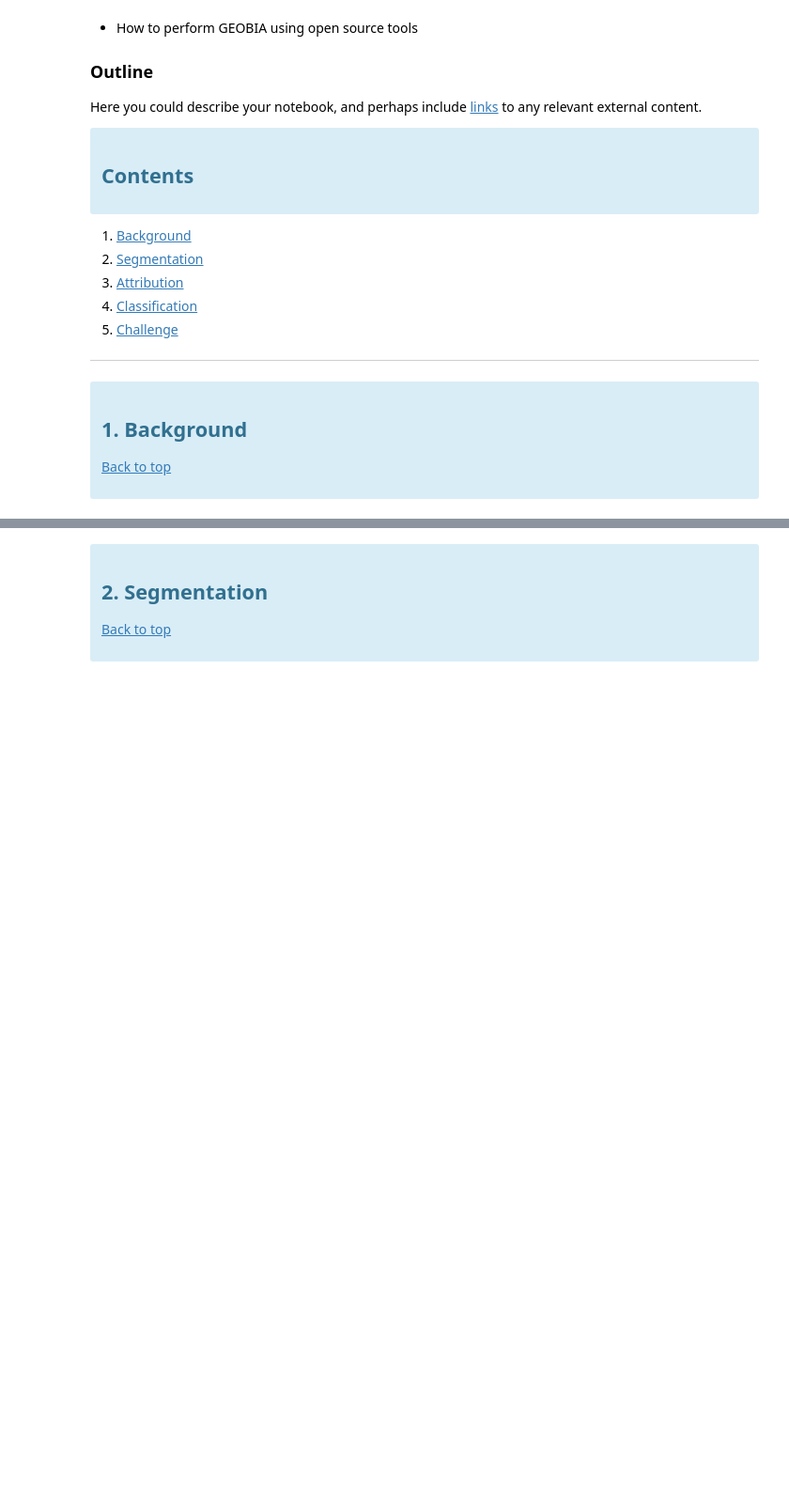
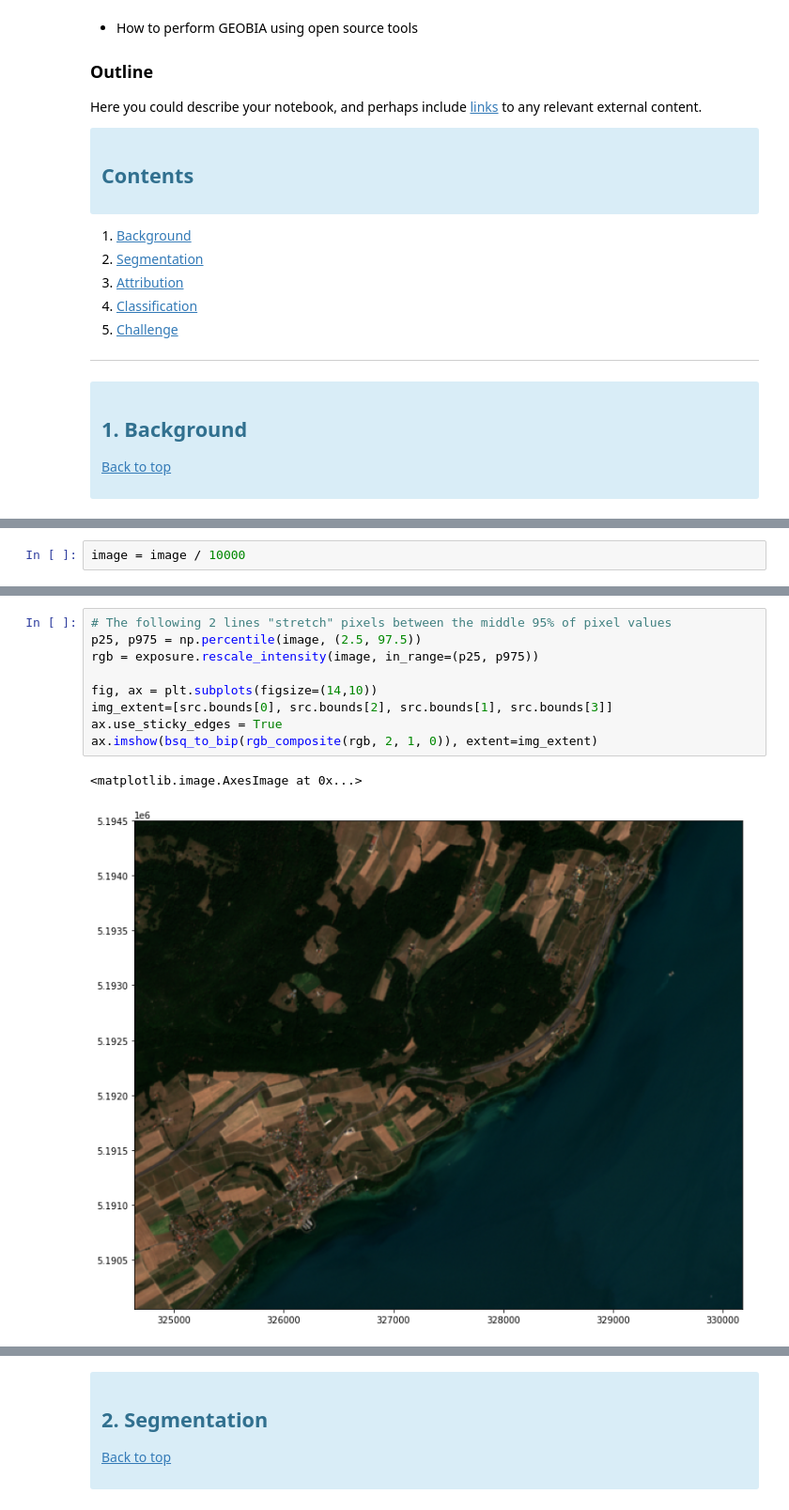
Before and after one commit to chikaj/wekeo_competition_2022, a Jupyter notebook: geobia.ipynb, the cells around one changed output, grey strips where cells are left out. Shown at 94% size. Drawn from its saved outputs; the diff is of its cells as text; blank space fills up the shorter version.

```diff
--- a/geobia.ipynb
+++ b/geobia.ipynb
@@ -104,0 +107,2 @@ Due to the bands we have selected, and the fact that this is a level-1 product,
+# %%
+image = image / 10000
@@ -104,0 +123,12 @@ Due to the bands we have selected, and the fact that this is a level-1 product,
+# %%
+# The following 2 lines "stretch" pixels between the middle 95% of pixel values
+p25, p975 = np.percentile(image, (2.5, 97.5))
+rgb = exposure.rescale_intensity(image, in_range=(p25, p975))
+
+fig, ax = plt.subplots(figsize=(14,10))
+img_extent=[src.bounds[0], src.bounds[2], src.bounds[1], src.bounds[3]]
+ax.use_sticky_edges = True
+ax.imshow(bsq_to_bip(rgb_composite(rgb, 2, 1, 0)), extent=img_extent)
+# %% [output]
+<matplotlib.image.AxesImage at 0x...>
+[figure, added]
```
Also changed, not shown: parts of 50 cells of this notebook, 8 other files.
